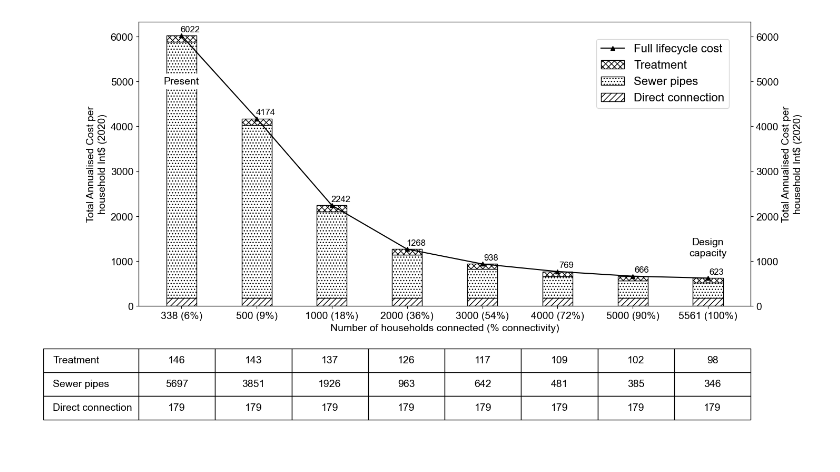
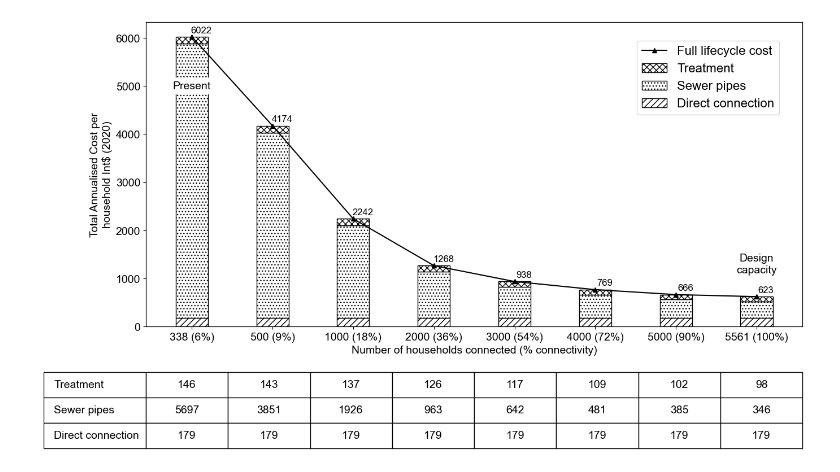
Before and after one commit to JinIgarashi/cactus-narok-figures, a Jupyter notebook: Figure6 Full lifecycle cost of sewage.ipynb, the cells around one changed output. Cells and saved outputs as stored; diff of their text form; code cells hidden in the pictures.

Commit message:
updated figure 6 and S-1

```diff
--- a/Figure6 Full lifecycle cost of sewage.ipynb
+++ b/Figure6 Full lifecycle cost of sewage.ipynb
@@ -79,32 +79,33 @@ table = ax1.table(
 table.auto_set_font_size(False)
 table.set_fontsize(14)
 
 ax2 = ax1.twinx()
 sum = df.sum(axis=1, numeric_only=True)
 line = ax2.plot(df.index, sum, color='k', marker='^', label='Full lifecycle cost')
 
-ax2.set_ylabel('Total Annualised Cost per\nhousehold Int$ (2020)', fontsize=14)
+# ax2.set_ylabel('Total Annualised Cost per\nhousehold Int$ (2020)', fontsize=14)
+ax2.set_yticks([])
 
 for x, y in zip(df.index, sum):
     ax2.annotate("{:.0f}".format(y), xy=(x, y), xytext=(12, 5), textcoords="offset points", ha='center', fontsize=12)
 
 # y軸の範囲を揃える
 ax1.set_ylim([0, sum.max() * 1.05])
 ax2.set_ylim([0, sum.max() * 1.05])
 
 # ax1とax2の共通凡例を作成する
 lines, labels = ax1.get_legend_handles_labels()
 lines2, labels2 = ax2.get_legend_handles_labels()
 handles = lines + lines2
 labels = labels + labels2
 fig.legend(reversed(handles), reversed(labels), bbox_to_anchor=(0.88, 0.85), fontsize=16)
 
 ax1.text(0, 5000, 'Present', fontsize=14, ha='center', va='center', bbox=dict(facecolor='white', edgecolor='none', alpha=1, boxstyle='round'))
 
 ax1.text(7, 1300, 'Design\ncapacity', fontsize=14, ha='center', va='center', bbox=dict(facecolor='white', edgecolor='none', alpha=1, boxstyle='round'))
 
 plt.savefig(file_path, format="pdf", dpi=dpi, transparent=True, bbox_inches='tight')
 plt.savefig(f"{file_path}.png", format="png", dpi=dpi, transparent=True, bbox_inches='tight')
 plt.show()
 # %% [output]
-[figure, old version]
+[figure, new version]
```
Also changed, not shown: 5 other files.
